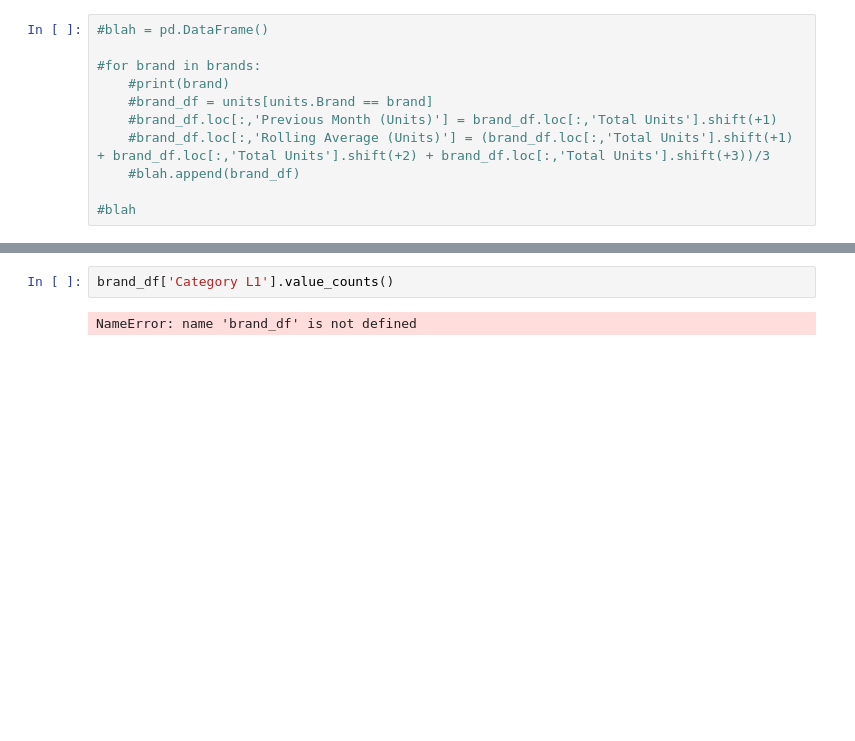
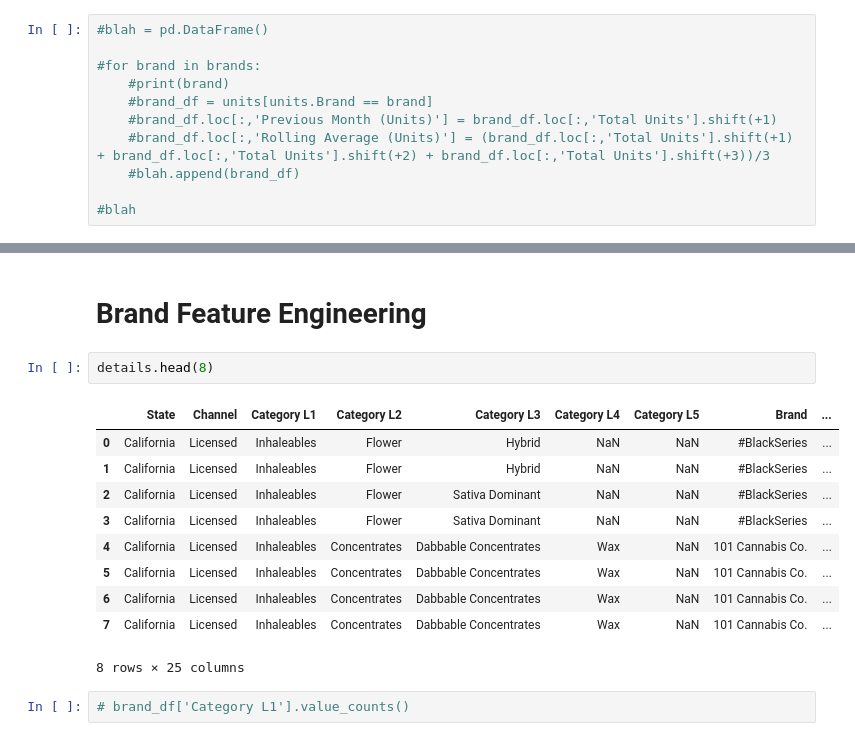
Before and after one commit to randallwc/CSM148.3, a Jupyter notebook: proj3.ipynb, the cells around one changed output, grey strips where cells are left out. Cells and saved outputs as stored; diff of their text form; blank space fills up the shorter version.

```diff
--- a/proj3.ipynb
+++ b/proj3.ipynb
@@ -397,4 +471,17 @@ np.unique(brands).shape
+# %% [markdown]
+# Brand Feature Engineering
+# %%
+details.head(8)
+# %% [output]
+|  | State | Channel | Category L1 | Category L2 | Category L3 | Category L4 | Category L5 | Brand | ... |
+| 0 | California | Licensed | Inhaleables | Flower | Hybrid | NaN | NaN | #BlackSeries | ... |
+| 1 | California | Licensed | Inhaleables | Flower | Hybrid | NaN | NaN | #BlackSeries | ... |
+| 2 | California | Licensed | Inhaleables | Flower | Sativa Dominant | NaN | NaN | #BlackSeries | ... |
+| 3 | California | Licensed | Inhaleables | Flower | Sativa Dominant | NaN | NaN | #BlackSeries | ... |
+| 4 | California | Licensed | Inhaleables | Concentrates | Dabbable Concentrates | Wax | NaN | 101 Cannabis Co. | ... |
+| 5 | California | Licensed | Inhaleables | Concentrates | Dabbable Concentrates | Wax | NaN | 101 Cannabis Co. | ... |
+| 6 | California | Licensed | Inhaleables | Concentrates | Dabbable Concentrates | Wax | NaN | 101 Cannabis Co. | ... |
+| 7 | California | Licensed | Inhaleables | Concentrates | Dabbable Concentrates | Wax | NaN | 101 Cannabis Co. | ... |
+8 rows × 25 columns
 # %%
-brand_df['Category L1'].value_counts()
+# brand_df['Category L1'].value_counts()
-# %% [output]
-NameError: name 'brand_df' is not defined
```
Also changed, not shown: parts of 12 cells of this notebook.
